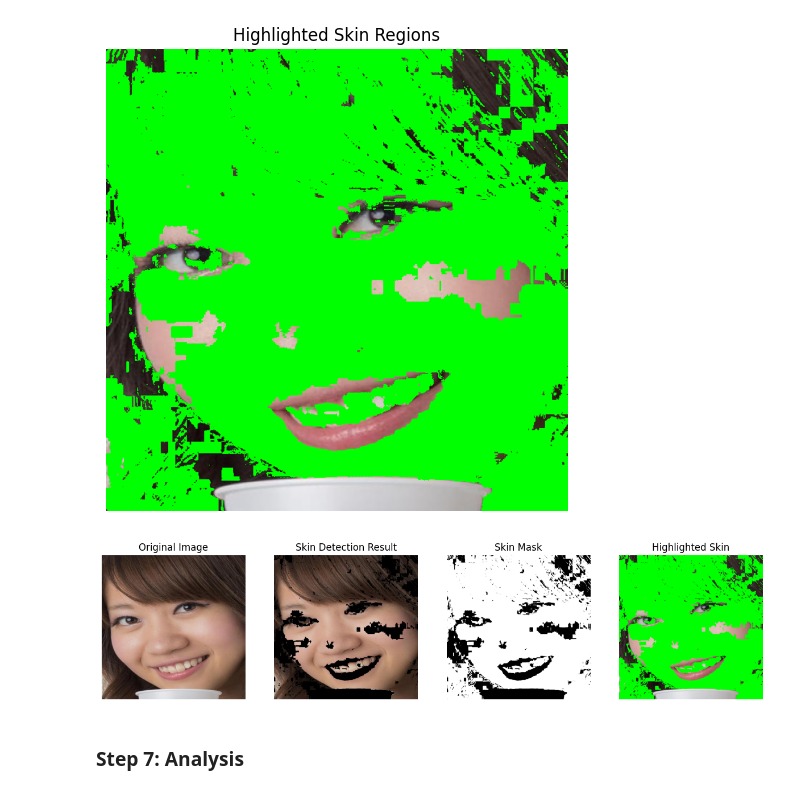
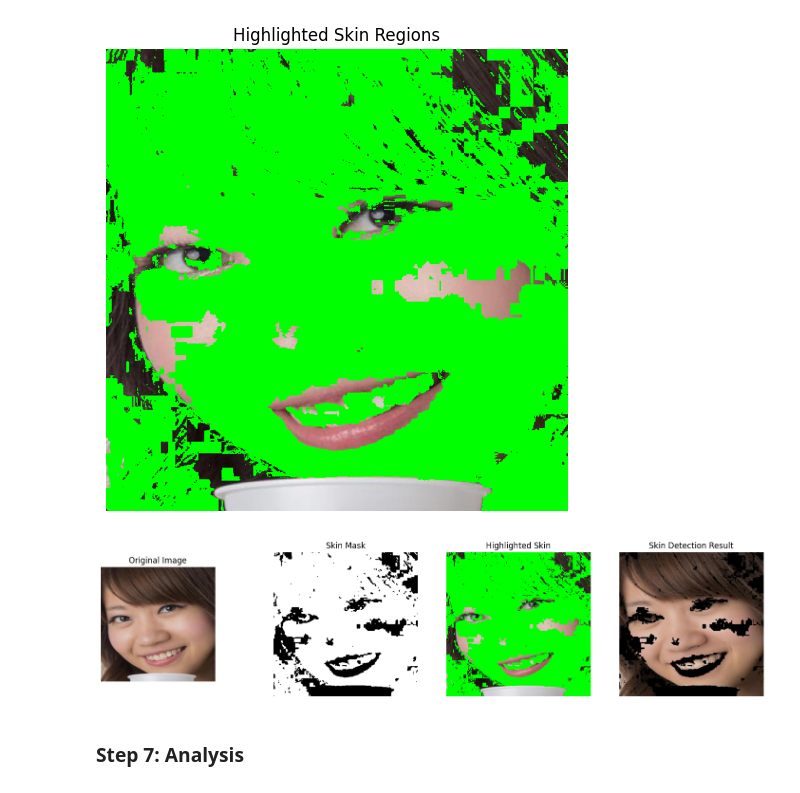
Before and after one commit to Tharunchndrn/basic_skin-tone_classifier, a Jupyter notebook: skin_tone_Detection.ipynb, the cells around one changed output. Cells and saved outputs as stored; diff of their text form; code cells hidden in the pictures.

```diff
--- a/skin_tone_Detection.ipynb
+++ b/skin_tone_Detection.ipynb
@@ -311,32 +370,32 @@ plt.axis("off")
 # %% [output]
 (np.float64(-0.5), np.float64(639.5), np.float64(639.5), np.float64(-0.5))
 [figure]
-# %%
-plt.figure(figsize=(15,5))
-
-plt.subplot(1,4,1)
-plt.imshow(test_rgb.astype(np.uint8))
-plt.title("Original Image")
-plt.axis("off")
-
-plt.subplot(1,4,2)
-plt.imshow(result)
-plt.title("Skin Detection Result")
-plt.axis("off")
-
-plt.subplot(1,4,3)
-plt.imshow(skin_mask, cmap="gray")
-plt.title("Skin Mask")
-plt.axis("off")
-
-plt.subplot(1,4,4)
-plt.imshow(highlight)
-plt.title("Highlighted Skin")
-plt.axis("off")
-
-plt.show()
-# %% [output]
-[figure, removed]
+# %%
+plt.figure(figsize=(18,5))  # increase width for extra plot
+
+plt.subplot(1,5,1)
+plt.imshow(test_rgb.astype(np.uint8))
+plt.title("Original Image")
+plt.axis("off")
+
+plt.subplot(1,4,2)
+plt.imshow(skin_mask, cmap="gray")
+plt.title("Skin Mask")
+plt.axis("off")
+
+plt.subplot(1,4,3)
+plt.imshow(highlight)
+plt.title("Highlighted Skin")
+plt.axis("off")
+
+plt.subplot(1,4,4)
+plt.imshow(result)
+plt.title("Skin Detection Result")
+plt.axis("off")
+
+plt.show()
+# %% [output]
+[figure, added]
 # %% [markdown]
 ### Step 7: Analysis
 # %% [markdown]
```
Also changed, not shown: parts of 5 cells of this notebook.
